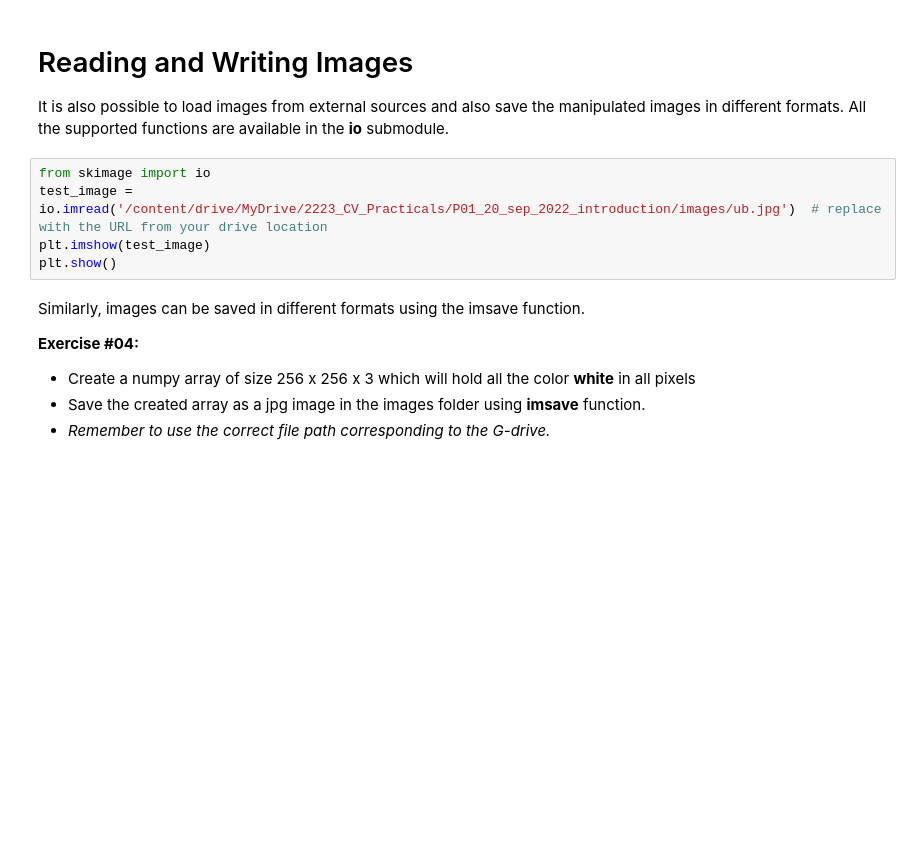
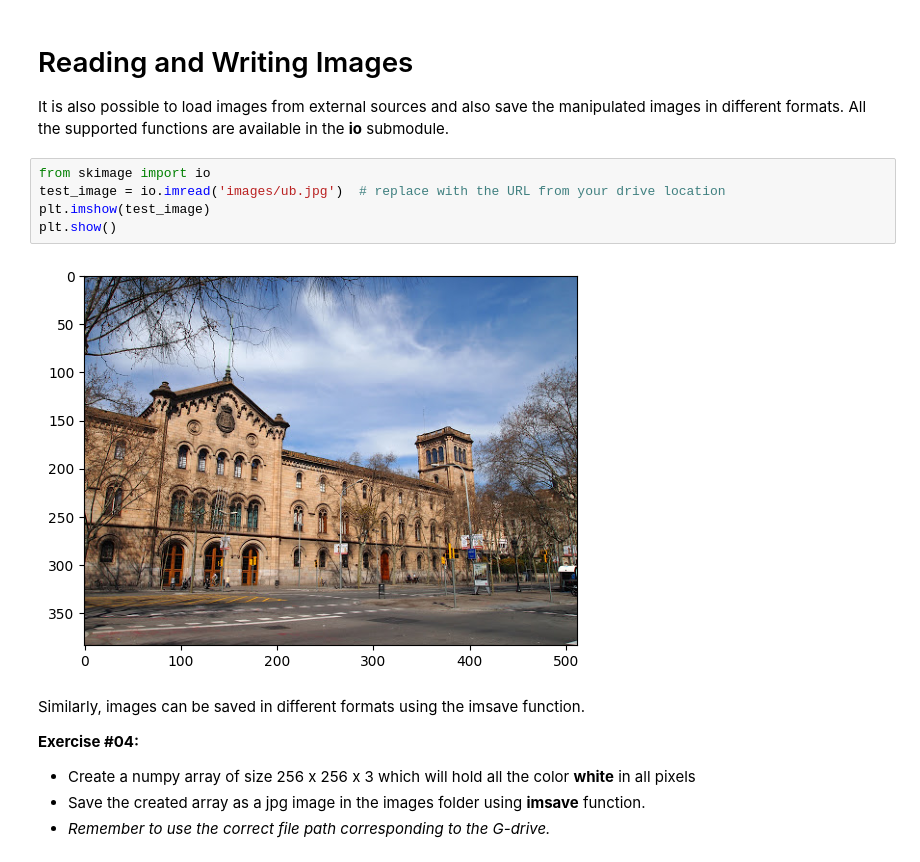
Before and after one commit to MarioROT/CV-MAI, a Jupyter notebook: Session 1/introduction_to_skimage.ipynb, the cells around one changed output. Drawn from its saved outputs; the diff is of its cells as text; blank space fills up the shorter version.

```diff
--- a/Session 1/introduction_to_skimage.ipynb
+++ b/Session 1/introduction_to_skimage.ipynb
@@ -102,9 +115,11 @@ plt.axis('off')
 It is also possible to load images from external sources and also save the manipulated images in different formats. All the supported functions are available in the **io** submodule.
 # %%
 from skimage import io
-test_image = io.imread('/content/drive/MyDrive/2223_CV_Practicals/P01_20_sep_2022_introduction/images/ub.jpg')  # replace with the URL from your drive location
+test_image = io.imread('images/ub.jpg')  # replace with the URL from your drive location
 plt.imshow(test_image)
 plt.show()
+# %% [output]
+[figure, added]
 # %% [markdown]
 Similarly, images can be saved in different formats using the imsave function.
 
```
Also changed, not shown: parts of 10 cells of this notebook.
